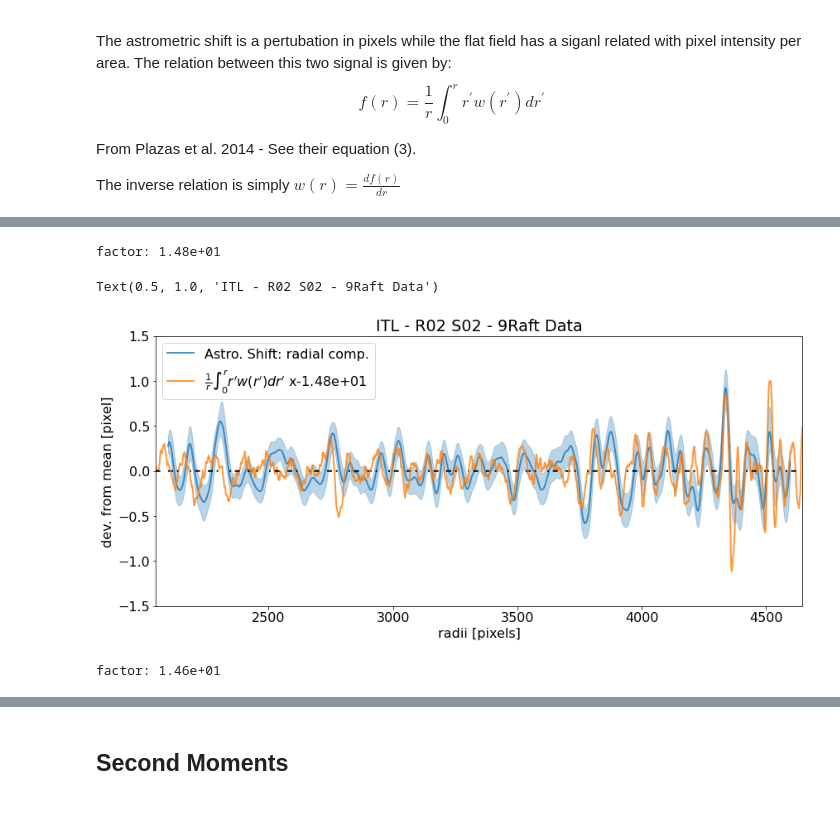
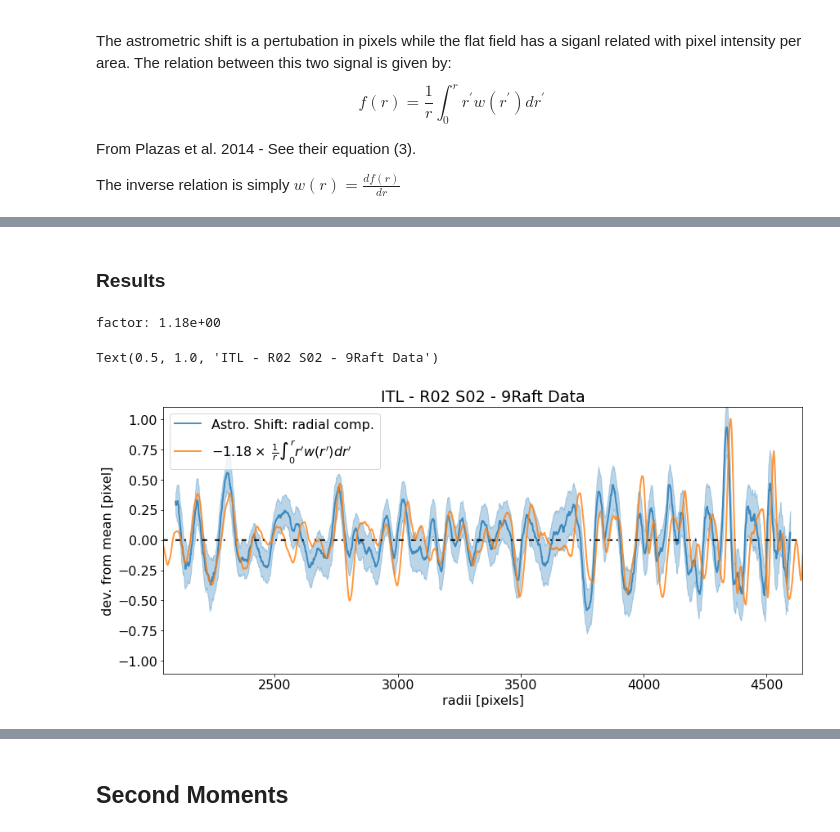
Before and after one commit to estevesjh/lsst-treeRing, a Jupyter notebook: 3-compareTreeRingSingal.ipynb, the cells around one changed output, grey strips where cells are left out. Cells and saved outputs as stored; diff of their text form; code cells hidden in the pictures.

```diff
--- a/3-compareTreeRingSingal.ipynb
+++ b/3-compareTreeRingSingal.ipynb
@@ -83,7 +81,8 @@ def get_factor(list1,list2,is_range=True):
 sensor = 'ITL'
 dr = np.load('profiles/polar_{}_{}.npy'.format(sensor,'dr'))
 dT = np.load('profiles/polar_{}_{}.npy'.format(sensor,'dT'))
-dF = np.load('profiles/polar_{}_{}.npy'.format(sensor,'flat'))
+dg = np.load('profiles/polar_{}_{}.npy'.format(sensor,'dgr'))
+dF = np.load('profiles/polar_{}_{}.npy'.format(sensor,'flat_norm'))
 
 # dXX= np.load('profiles/polar_{}_{}.npy'.format(self.sensor,'dXX'))
 # dYY= np.load('profiles/polar_{}_{}.npy'.format(self.sensor,'dYY'))
@@ -131,13 +130,13 @@ from scipy.signal.signaltools import wiener
 # %%
 import scipy
 def integrate_signal(r,signal,fs=1000,window=31,p=3):
-    noisy= np.zeros_like(r)
+    noisy     = np.zeros_like(r)
     noisy[1:] = np.array([scipy.integrate.simps(r[:i]*signal[:i],x=r[:i])/r[i] for i in range(1,len(r))])
 
 #     sos      = butter(1, 5., 'hp', fs=fs, output='sos')
 #     filtered = sosfilt(sos, noisy)
 
-    filtered = low_pass_filter(r,signal,freq=1/fs)
+    filtered = low_pass_filter(r,noisy,freq=1/fs)
 
     res  = savgol_filter(filtered, window, polyorder = p, deriv=0)
     return filtered
@@ -217,2 +214,4 @@ Text(0.5, 0, 'radii [pixels]')
+# %% [markdown]
+### Results
 # %%
 wlabel= r'$\frac{1}{r}\int_{0}^{r} r^\prime w(r^\prime) dr^\prime$'
@@ -219,33 +219,33 @@ wlabel= r'$\frac{1}{r}\int_{0}^{r} r^\prime w(r^\prime) dr^\prime$'
 # %%
-window = 31
+window = 61
 p      = 3
 
-# # dF2 = [dF[0]]
-# # dF2+= [savgol_filter(signal, window, polyorder = p, deriv=1) for signal in dF[1:]]
-
 dF2 = [dF[0]]
-dF2+= [integrate_signal(dF[0], signal, fs=250, window=window, p = p) for signal in dF[1:]]
+dF2+= [integrate_signal(dF[0], signal, fs=90, window=window, p = p) for signal in dF[1:]]
 
 dF3 = [dF[0]]
-dF3+= [integrate_signal(dF[0], signal, fs=150, window=window, p = p) for signal in dF[1:]]
+dF3+= [integrate_signal(dF[0], signal, fs=250, window=window, p = p) for signal in dF[1:]]
 
+dT2 = [dT[0]]
+dT2+= [integrate_signal(dT[0], signal, fs=150, window=window, p = p) for signal in dT[1:]]
 
 dr2 = [dr[0]]
-dr2+= [savgol_filter(signal, window, polyorder = p, deriv=0) for signal in dr[1:]]
+dr2+= [savgol_filter(signal, window, polyorder = p, deriv=1) for signal in dr[1:]]
 # %%
 factor = get_factor(dF2,dr)
 # %% [output]
-factor: 1.48e+01
+factor: 1.18e+00
 # %%
 fig, ax = plt.subplots(1, 1, figsize=(14, 6))
-plot_profile(dr2,label='Astro. Shift: radial comp.',ax=ax,fill=True)
-plot_profile(dF2,label='%s x%.2e'%(wlabel,-1*factor),ax=ax,factor=-1*factor)
+plot_profile(dr,label='Astro. Shift: radial comp.',ax=ax,fill=True)
+plot_profile(dF2,label=r'$%.2f \times$ %s'%(-1*factor,wlabel),ax=ax,factor=-1*factor)
 # plot_profile(dF3,label='%s x%.2e'%(wlabel,-1*factor),ax=ax,factor=-1*factor)
 
+ymax = 5*np.std(dr[1])
 ax.legend(fontsize=16)
 ax.set_xlim(rmin,rmax)
-ax.set_ylim(-1.5,1.5)
+ax.set_ylim(-ymax,ymax)
 ax.set_title(title)#+' - window=%i pixels'%window)
 # %% [output]
 Text(0.5, 1.0, 'ITL - R02 S02 - 9Raft Data')
-[figure, old version]
+[figure, new version]
@@ -270,4 +251,0 @@ dr2+= [savgol_filter(signal, window, polyorder = p, deriv=0) for signal in dr[1:
-# %%
-factor = get_factor(dF,dr)
-# %% [output]
-factor: 1.46e+01
```
Also changed, not shown: parts of 45 cells of this notebook.
